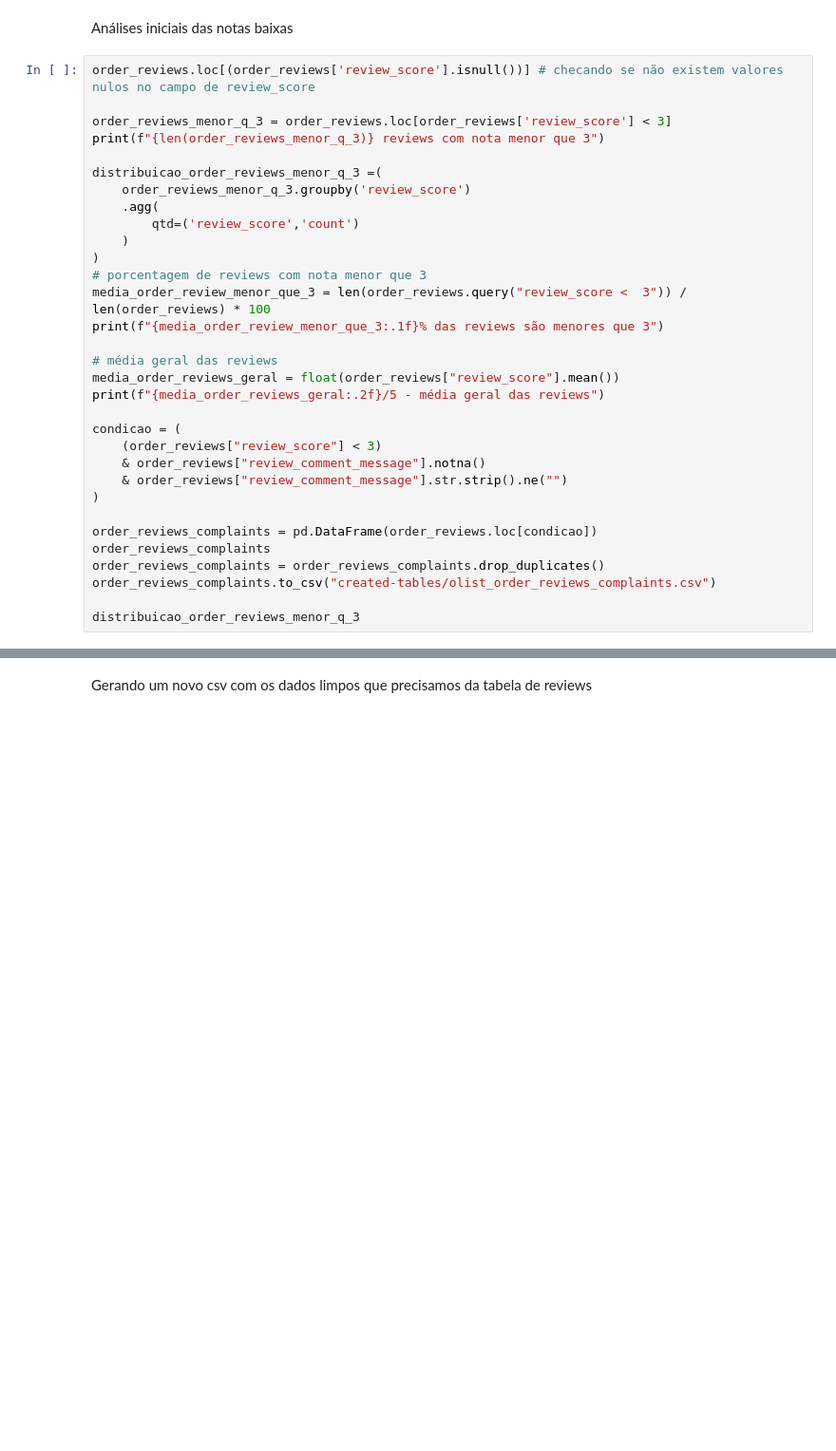
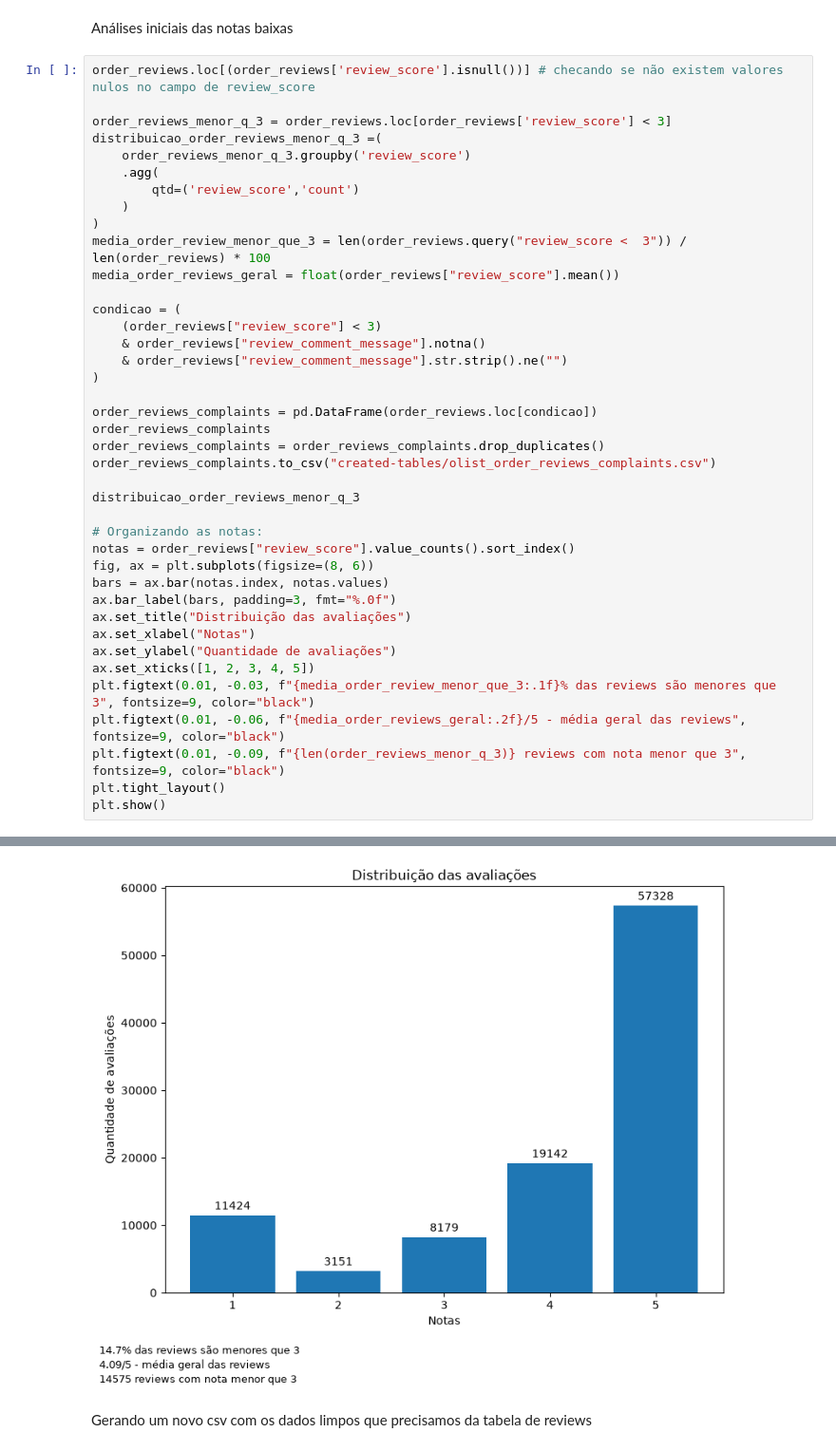
Before and after one commit to RodrigoToledo5599/Brasil-Ecommerce---Data-Analysis, a Jupyter notebook: analysis/score-analisys.ipynb, the cells around one changed output, grey strips where cells are left out. Shown at 95% size. Cells and saved outputs as stored; diff of their text form; blank space fills up the shorter version.

```diff
--- a/analysis/score-analisys.ipynb
+++ b/analysis/score-analisys.ipynb
@@ -29,21 +29,14 @@ Análises iniciais das notas baixas
 order_reviews.loc[(order_reviews['review_score'].isnull())] # checando se não existem valores nulos no campo de review_score
 
 order_reviews_menor_q_3 = order_reviews.loc[order_reviews['review_score'] < 3]
-print(f"{len(order_reviews_menor_q_3)} reviews com nota menor que 3")
-
 distribuicao_order_reviews_menor_q_3 =(
     order_reviews_menor_q_3.groupby('review_score')
     .agg(
         qtd=('review_score','count')
     )
 )
-# porcentagem de reviews com nota menor que 3
 media_order_review_menor_que_3 = len(order_reviews.query("review_score <  3")) / len(order_reviews) * 100
-print(f"{media_order_review_menor_que_3:.1f}% das reviews são menores que 3")
-
-# média geral das reviews
 media_order_reviews_geral = float(order_reviews["review_score"].mean())
-print(f"{media_order_reviews_geral:.2f}/5 - média geral das reviews")
 
 condicao = (
     (order_reviews["review_score"] < 3)
@@ -57,4 +50,19 @@ order_reviews_complaints = order_reviews_complaints.drop_duplicates()
 order_reviews_complaints.to_csv("created-tables/olist_order_reviews_complaints.csv")
 
 distribuicao_order_reviews_menor_q_3
+
+# Organizando as notas:
+notas = order_reviews["review_score"].value_counts().sort_index()
+fig, ax = plt.subplots(figsize=(8, 6))
+bars = ax.bar(notas.index, notas.values)
+ax.bar_label(bars, padding=3, fmt="%.0f")
+ax.set_title("Distribuição das avaliações")
+ax.set_xlabel("Notas")
+ax.set_ylabel("Quantidade de avaliações")
+ax.set_xticks([1, 2, 3, 4, 5])
+plt.figtext(0.01, -0.03, f"{media_order_review_menor_que_3:.1f}% das reviews são menores que 3", fontsize=9, color="black")
+plt.figtext(0.01, -0.06, f"{media_order_reviews_geral:.2f}/5 - média geral das reviews", fontsize=9, color="black")
+plt.figtext(0.01, -0.09, f"{len(order_reviews_menor_q_3)} reviews com nota menor que 3", fontsize=9, color="black")
+plt.tight_layout()
+plt.show()
 # %% [output]
@@ -68,3 +69,4 @@ distribuicao_order_reviews_menor_q_3
+[figure, added]
 # %% [markdown]
 Gerando um novo csv com os dados limpos que precisamos da tabela de reviews
 # %%
```
Also changed, not shown: parts of 4 cells of this notebook.
